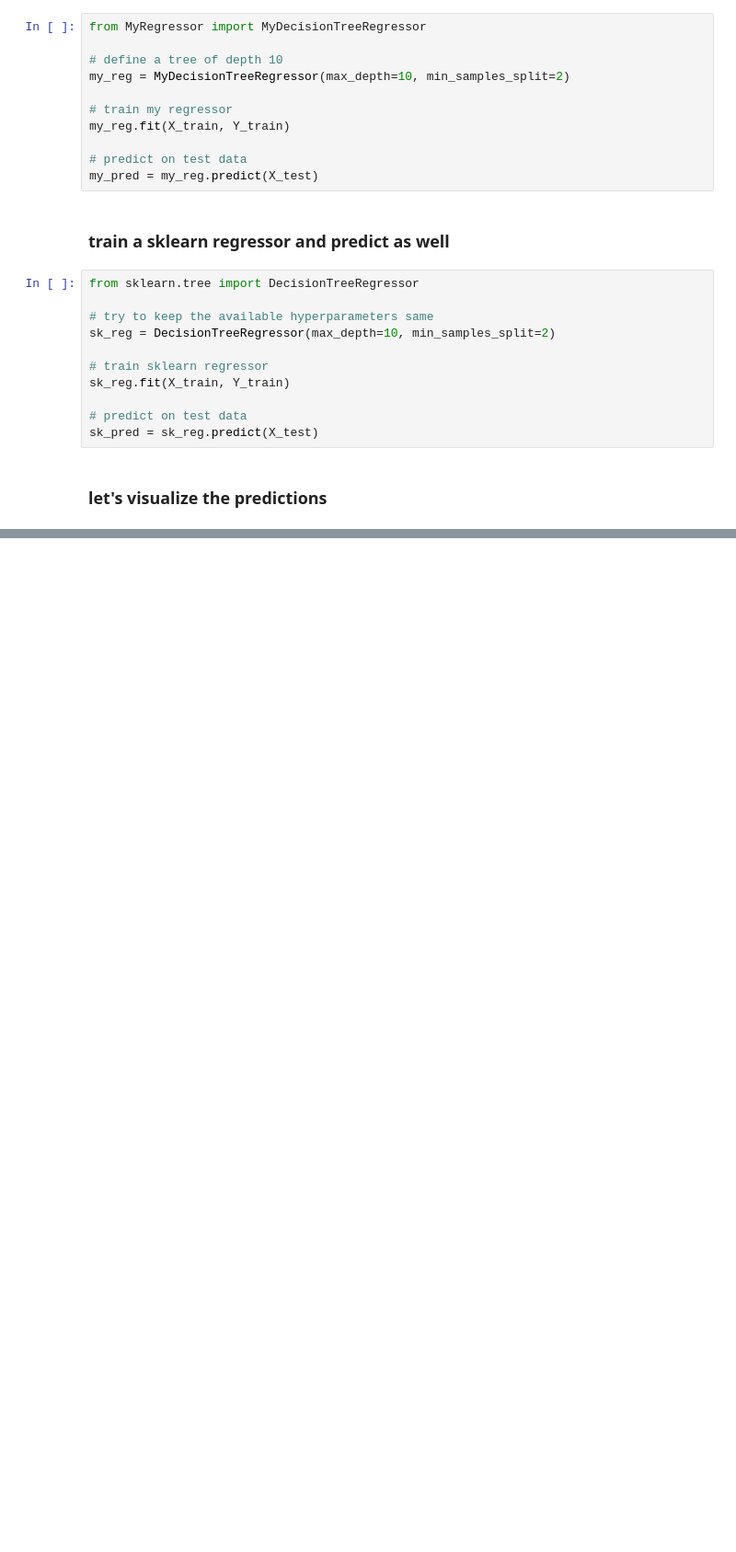
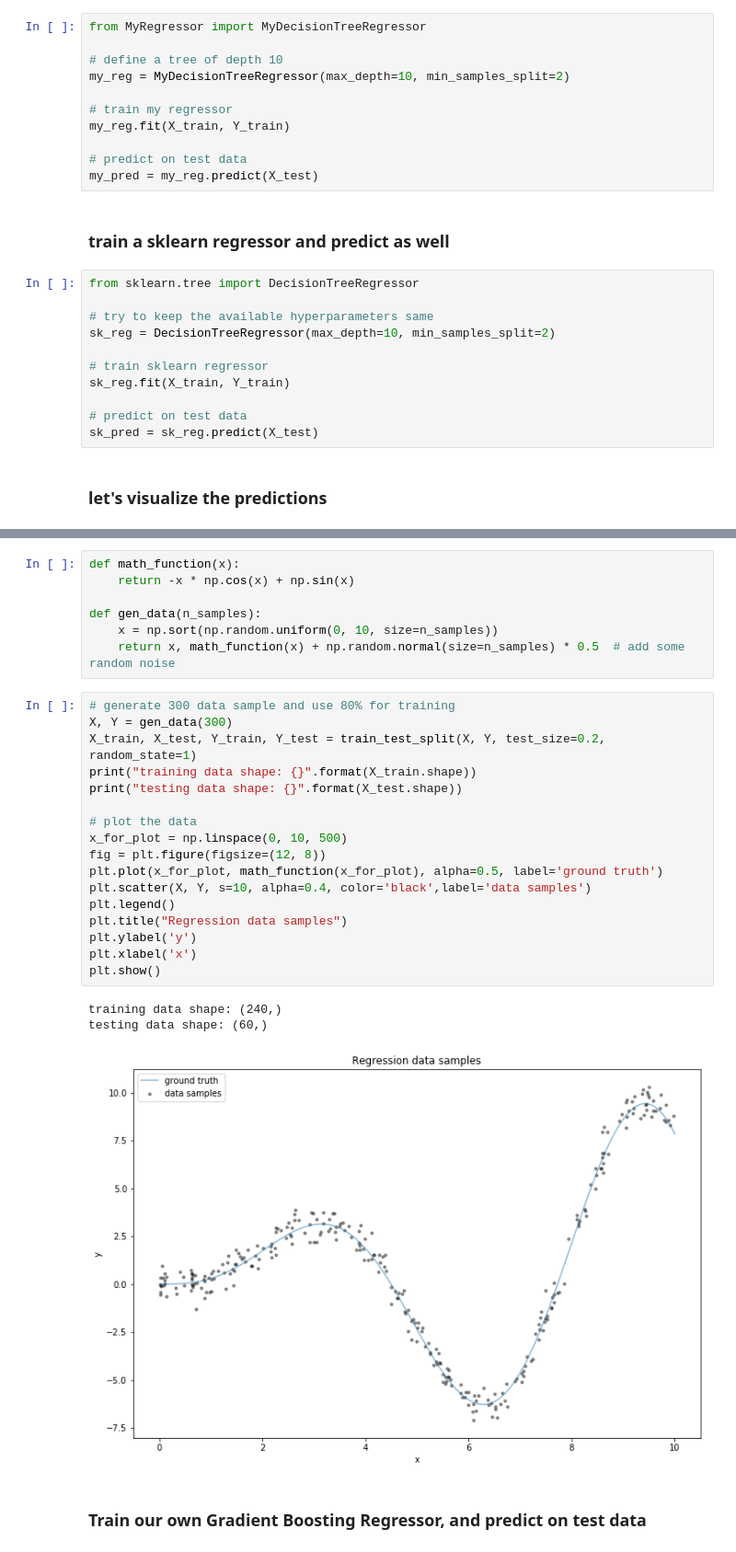
Before and after one commit to iampeixuan/decision_tree_py, a Jupyter notebook: compare_regressor.ipynb, the cells around one changed output, grey strips where cells are left out. Shown: that part at 92% size. Drawn from its saved outputs; the diff is of its cells as text; blank space fills up the shorter version.

Commit message:
Add in Gradient Boosting Regressor

```diff
--- a/compare_regressor.ipynb
+++ b/compare_regressor.ipynb
@@ -80,0 +88,30 @@ plt.show()
+# %%
+def math_function(x):
+    return -x * np.cos(x) + np.sin(x)
+
+def gen_data(n_samples):
+    x = np.sort(np.random.uniform(0, 10, size=n_samples))
+    return x, math_function(x) + np.random.normal(size=n_samples) * 0.5  # add some random noise
+# %%
+# generate 300 data sample and use 80% for training
+X, Y = gen_data(300)
+X_train, X_test, Y_train, Y_test = train_test_split(X, Y, test_size=0.2, random_state=1)
+print("training data shape: {}".format(X_train.shape))
+print("testing data shape: {}".format(X_test.shape))
+
+# plot the data
+x_for_plot = np.linspace(0, 10, 500)
+fig = plt.figure(figsize=(12, 8))
+plt.plot(x_for_plot, math_function(x_for_plot), alpha=0.5, label='ground truth')
+plt.scatter(X, Y, s=10, alpha=0.4, color='black',label='data samples')
+plt.legend()
+plt.title("Regression data samples")
+plt.ylabel('y')
+plt.xlabel('x')
+plt.show()
+# %% [output]
+training data shape: (240,)
+testing data shape: (60,)
+[figure, added]
+# %% [markdown]
+### Train our own Gradient Boosting Regressor, and predict on test data
```
Also changed, not shown: parts of 12 cells of this notebook, 3 other files.
